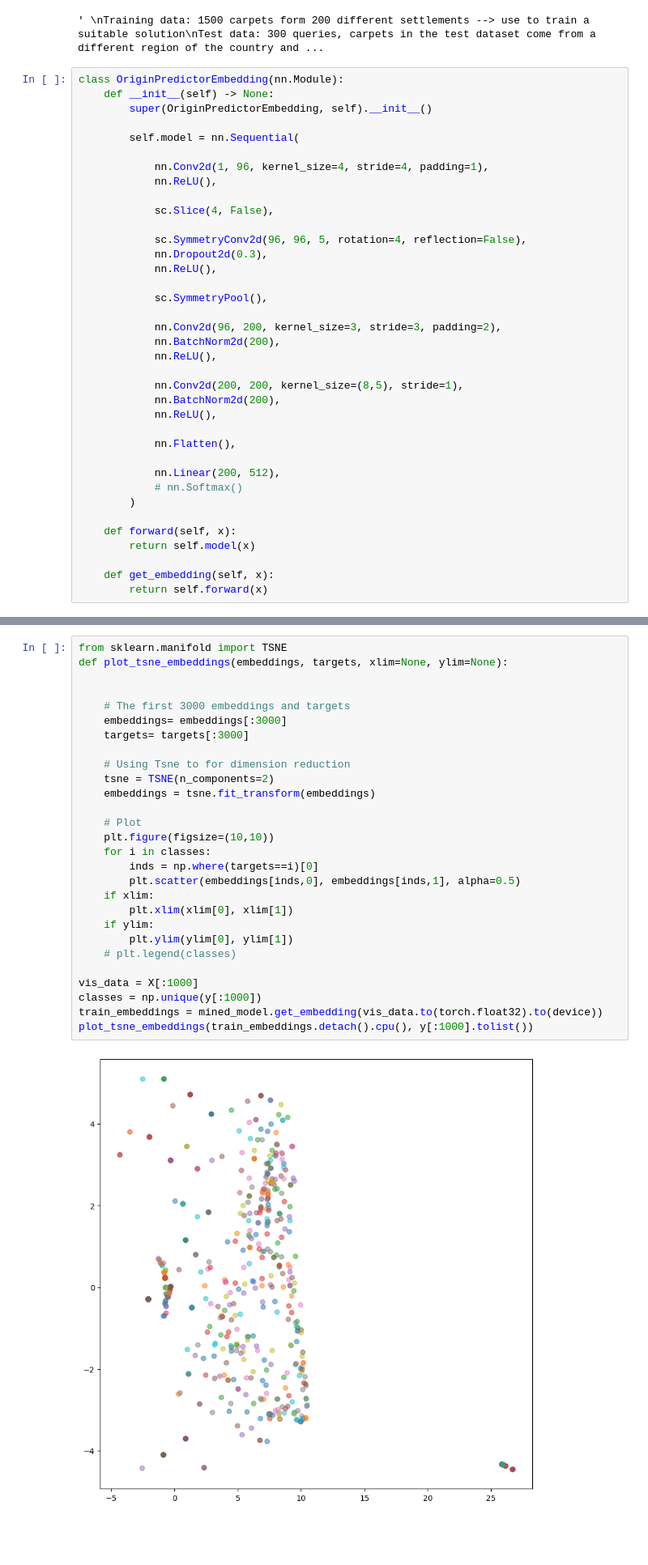
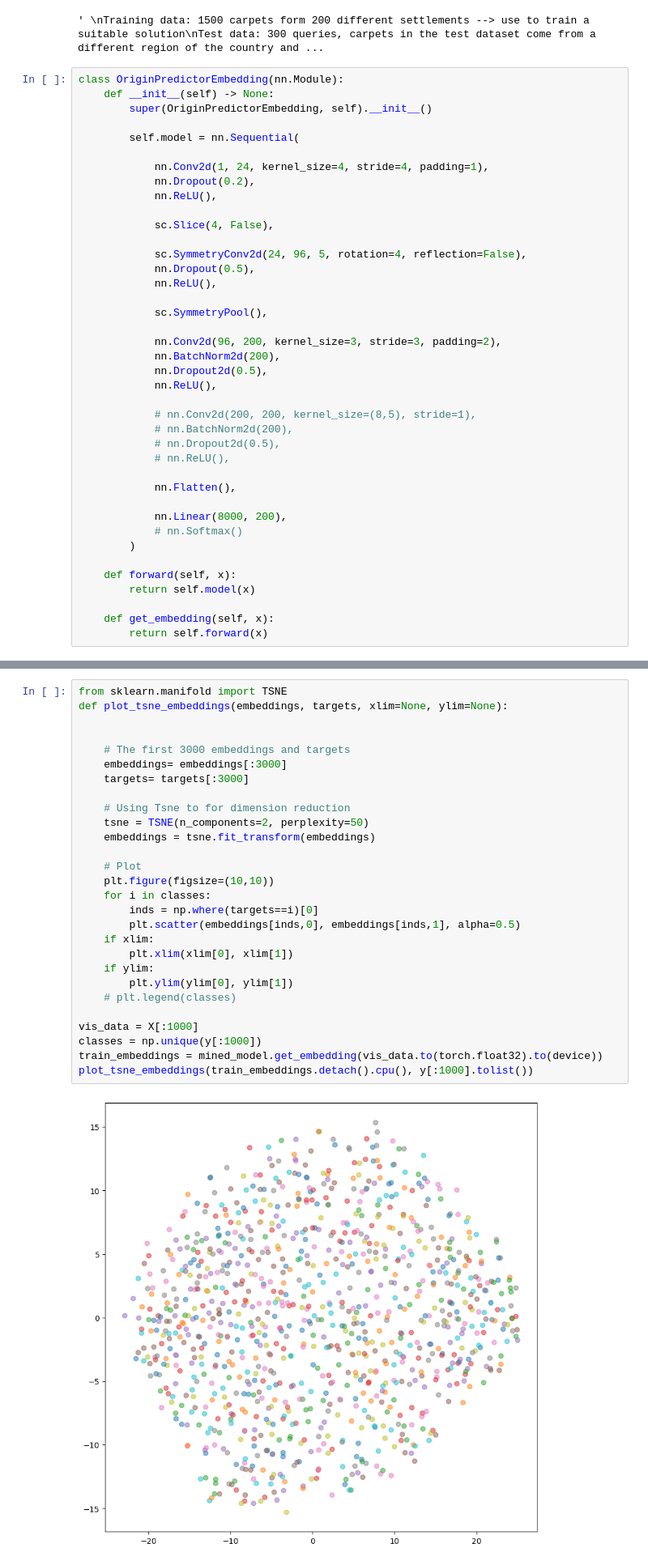
Before and after one commit to lsiecker/Deep-Learning, a Jupyter notebook: assignment_1/Assignment_1.ipynb, the cells around one changed output, grey strips where cells are left out. Shown at 81% size. Saved outputs shown, nothing was run; the diff lists cells and outputs as text; blank space fills up the shorter version.

```diff
--- a/assignment_1/Assignment_1.ipynb
+++ b/assignment_1/Assignment_1.ipynb
@@ -709,28 +716,31 @@ class OriginPredictorEmbedding(nn.Module):
 
         self.model = nn.Sequential(
 
-            nn.Conv2d(1, 96, kernel_size=4, stride=4, padding=1),
+            nn.Conv2d(1, 24, kernel_size=4, stride=4, padding=1),
+            nn.Dropout(0.2),
             nn.ReLU(),
 
             sc.Slice(4, False),
 
-            sc.SymmetryConv2d(96, 96, 5, rotation=4, reflection=False),
-            nn.Dropout2d(0.3),
+            sc.SymmetryConv2d(24, 96, 5, rotation=4, reflection=False),
+            nn.Dropout(0.5),
             nn.ReLU(),
 
             sc.SymmetryPool(),
 
             nn.Conv2d(96, 200, kernel_size=3, stride=3, padding=2),
             nn.BatchNorm2d(200),
+            nn.Dropout2d(0.5),
             nn.ReLU(),
 
-            nn.Conv2d(200, 200, kernel_size=(8,5), stride=1),
-            nn.BatchNorm2d(200),
-            nn.ReLU(),
+            # nn.Conv2d(200, 200, kernel_size=(8,5), stride=1),
+            # nn.BatchNorm2d(200),
+            # nn.Dropout2d(0.5),
+            # nn.ReLU(),
 
             nn.Flatten(),
 
-            nn.Linear(200, 512),
+            nn.Linear(8000, 200),
             # nn.Softmax()
         )
 
@@ -1012,33 +1028,33 @@ Accuracy of the model on the queries: 34.0%
 # %%
 from sklearn.manifold import TSNE
 def plot_tsne_embeddings(embeddings, targets, xlim=None, ylim=None):
 
 
     # The first 3000 embeddings and targets
     embeddings= embeddings[:3000]
     targets= targets[:3000]
 
     # Using Tsne to for dimension reduction
-    tsne = TSNE(n_components=2)
+    tsne = TSNE(n_components=2, perplexity=50)
     embeddings = tsne.fit_transform(embeddings)
 
     # Plot
     plt.figure(figsize=(10,10))
     for i in classes:
         inds = np.where(targets==i)[0]
         plt.scatter(embeddings[inds,0], embeddings[inds,1], alpha=0.5)
     if xlim:
         plt.xlim(xlim[0], xlim[1])
     if ylim:
         plt.ylim(ylim[0], ylim[1])
     # plt.legend(classes)
 
 vis_data = X[:1000]
 classes = np.unique(y[:1000])
 train_embeddings = mined_model.get_embedding(vis_data.to(torch.float32).to(device))
 plot_tsne_embeddings(train_embeddings.detach().cpu(), y[:1000].tolist())
 # %% [output]
-[figure, old version]
+[figure, new version]
 # %%
 1 == 1.0
 # %% [output]
```
Also changed, not shown: parts of 12 cells of this notebook.
